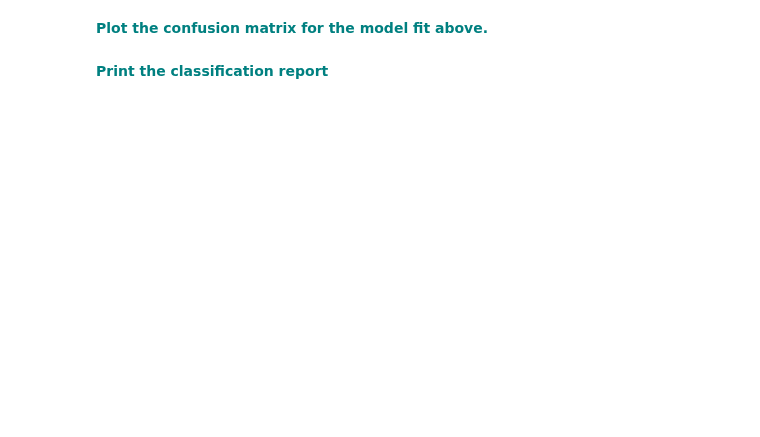
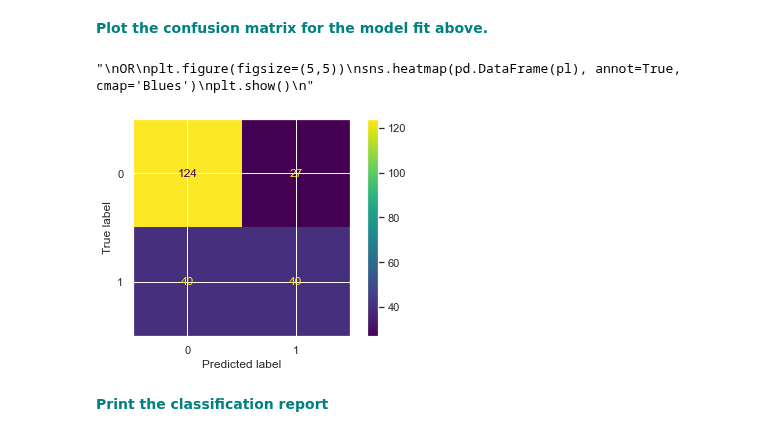
Before and after one commit to pablo-git8/Springboard-DS-Career-Track, a Jupyter notebook: Unit18-2_GridSearch_KNN/GridSearchKNN_CS/GridSearchKNN_Case_Study.ipynb, the cells around one changed output. Cells and saved outputs as stored; diff of their text form; code cells hidden in the pictures; blank space fills up the shorter version.

```diff
--- a/Unit18-2_GridSearch_KNN/GridSearchKNN_CS/GridSearchKNN_Case_Study.ipynb
+++ b/Unit18-2_GridSearch_KNN/GridSearchKNN_CS/GridSearchKNN_Case_Study.ipynb
@@ -202,4 +237,17 @@ pl = confusion_matrix(y_test,y_pred)
 # %% [markdown]
 **<font color='teal'> Plot the confusion matrix for the model fit above. </font>**
+# %%
+disp = ConfusionMatrixDisplay(confusion_matrix=pl, display_labels=knn.classes_)
+disp.plot()
+
+"""
+OR
+plt.figure(figsize=(5,5))
+sns.heatmap(pd.DataFrame(pl), annot=True, cmap='Blues')
+plt.show()
+"""
+# %% [output]
+"\nOR\nplt.figure(figsize=(5,5))\nsns.heatmap(pd.DataFrame(pl), annot=True, cmap='Blues')\nplt.show()\n"
+[figure, added]
 # %% [markdown]
 **<font color='teal'> Print the classification report </font>**
```
Also changed, not shown: parts of 21 cells of this notebook.
